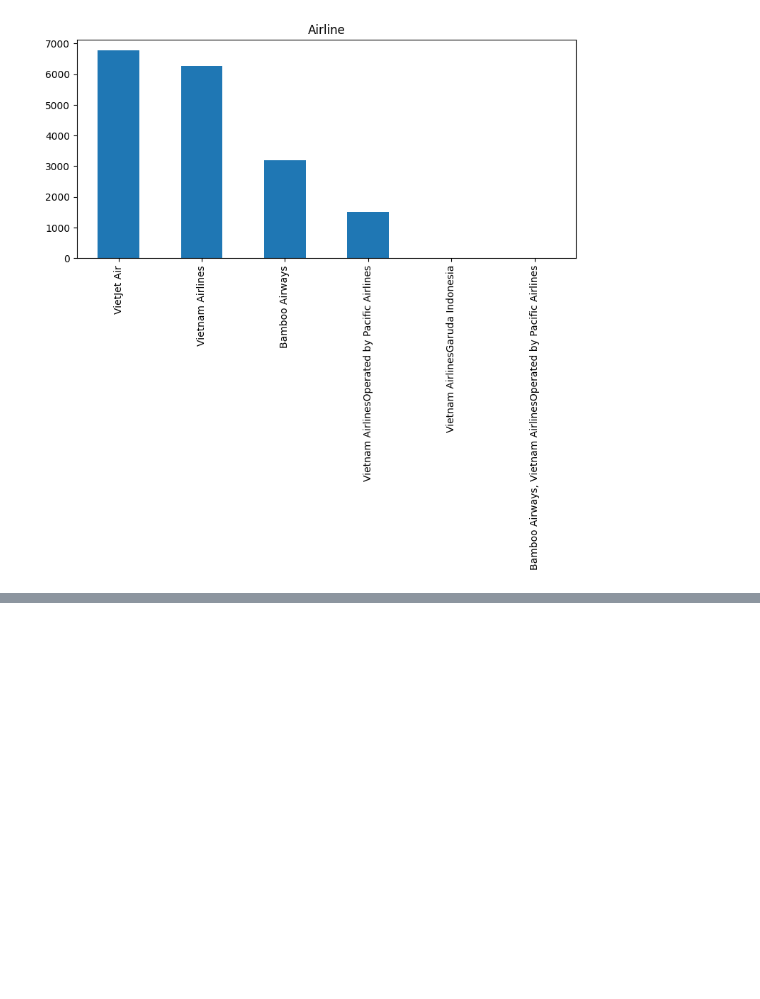
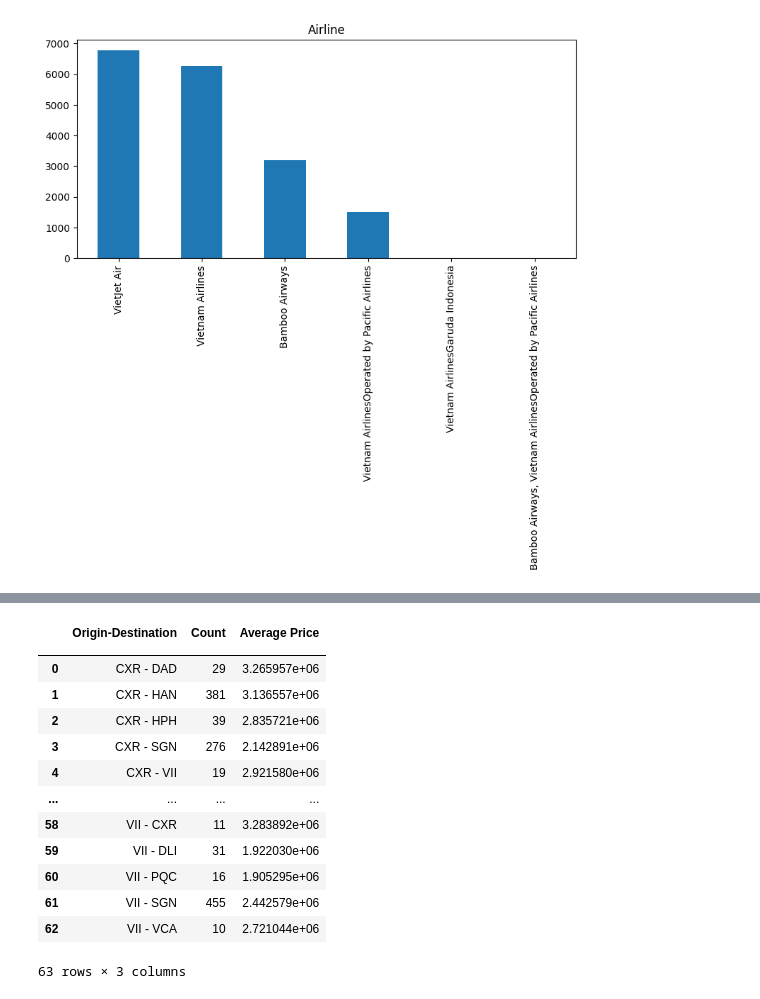
Before and after one commit to PhiHung160420/airline_data_analysis, a Jupyter notebook: model.ipynb, the cells around one changed output, grey strips where cells are left out. Drawn from its saved outputs; the diff is of its cells as text; code cells hidden in the pictures; blank space fills up the shorter version.

Commit message:
continue statistics with origin & destination flight

```diff
--- a/model.ipynb
+++ b/model.ipynb
@@ -44,0 +126,28 @@ Text(0.5, 1.0, 'Airline')
+# %%
+# tạo ra một dataframe mới gom nhóm các giá trị theo cặp Origin và Destination và tính toán số lượng và tổng giá tiền của các chuyến bay trong từng cặp này.
+agg_source_dest = df.groupby(['Origin', 'Destination'], as_index=False).agg({'Price (VND)':['count', 'sum']})
+# Tạo thêm một cột mới tên Origin-Destination chứa thông tin về cặp Origin và Destination được nối bằng dấu "-"
+agg_source_dest['Origin-Destination'] = agg_source_dest['Origin'] + ' - ' + agg_source_dest['Destination']
+# Tạo thêm một cột mới tên Count chứa thông tin về số lượng chuyến bay Price (VND)(count)
+agg_source_dest['Count'] = agg_source_dest['Price (VND)']['count']
+# Tạo thêm một cột mới tên Average Price chứa thông tin về giá trung bình của các chuyến bay trong từng cặp Origin và Destination.
+agg_source_dest['Average Price'] = agg_source_dest['Price (VND)']['sum']/agg_source_dest['Price (VND)']['count']
+# Xóa bỏ các cột không cần thiết là Origin và Destination, và cột dữ liệu Price (VND)
+agg_source_dest = agg_source_dest.drop(['Origin', 'Destination', 'Price (VND)'], axis=1)
+# %%
+agg_source_dest
+# %% [output]
+|  | Origin-Destination | Count | Average Price |
+|  |  |  |  |
+| 0 | CXR - DAD | 29 | 3.265957e+06 |
+| 1 | CXR - HAN | 381 | 3.136557e+06 |
+| 2 | CXR - HPH | 39 | 2.835721e+06 |
+| 3 | CXR - SGN | 276 | 2.142891e+06 |
+| 4 | CXR - VII | 19 | 2.921580e+06 |
+| ... | ... | ... | ... |
+| 58 | VII - CXR | 11 | 3.283892e+06 |
+| 59 | VII - DLI | 31 | 1.922030e+06 |
+| 60 | VII - PQC | 16 | 1.905295e+06 |
+| 61 | VII - SGN | 455 | 2.442579e+06 |
+| 62 | VII - VCA | 10 | 2.721044e+06 |
+63 rows × 3 columns
```
Also changed, not shown: parts of 21 cells of this notebook.
